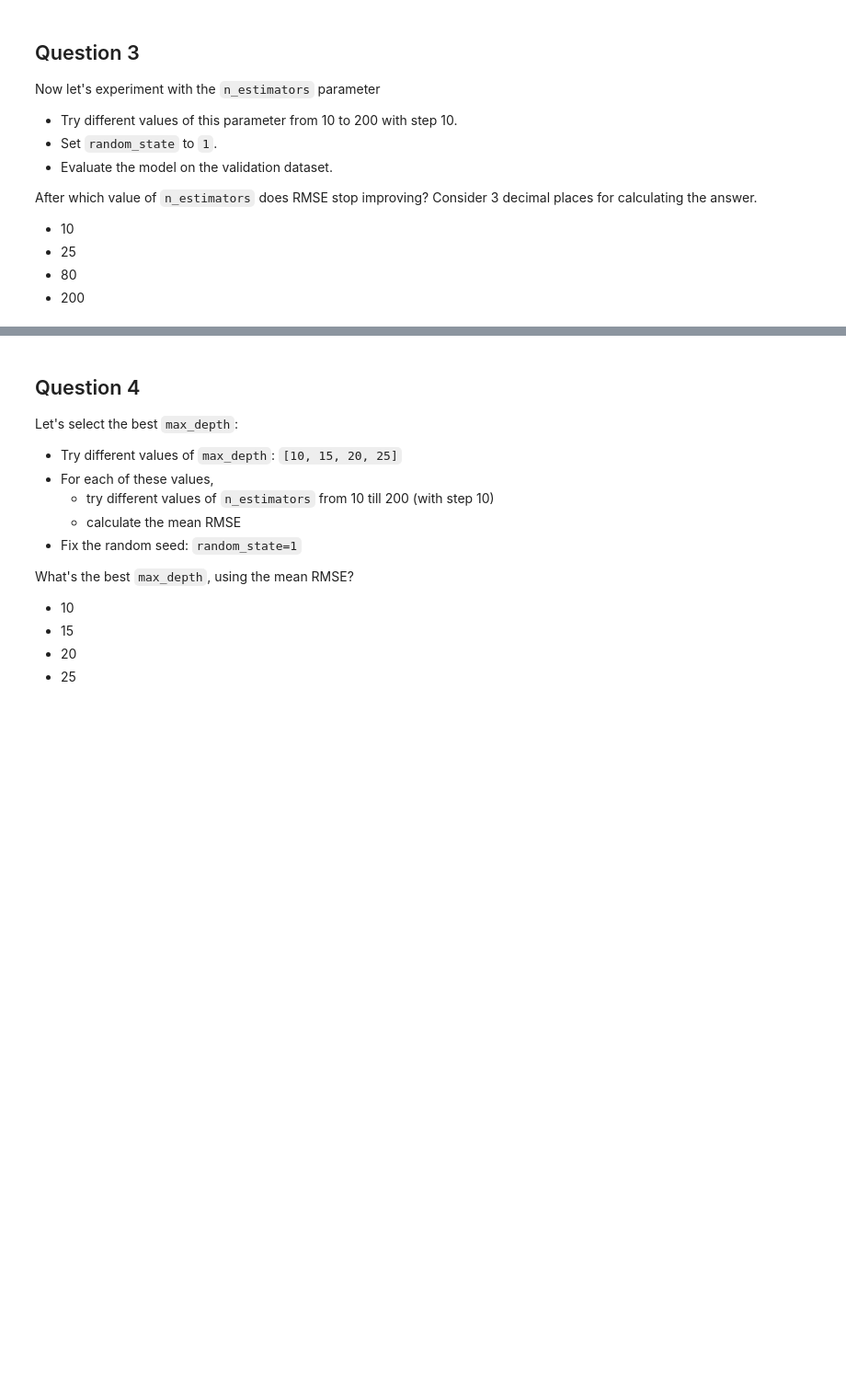
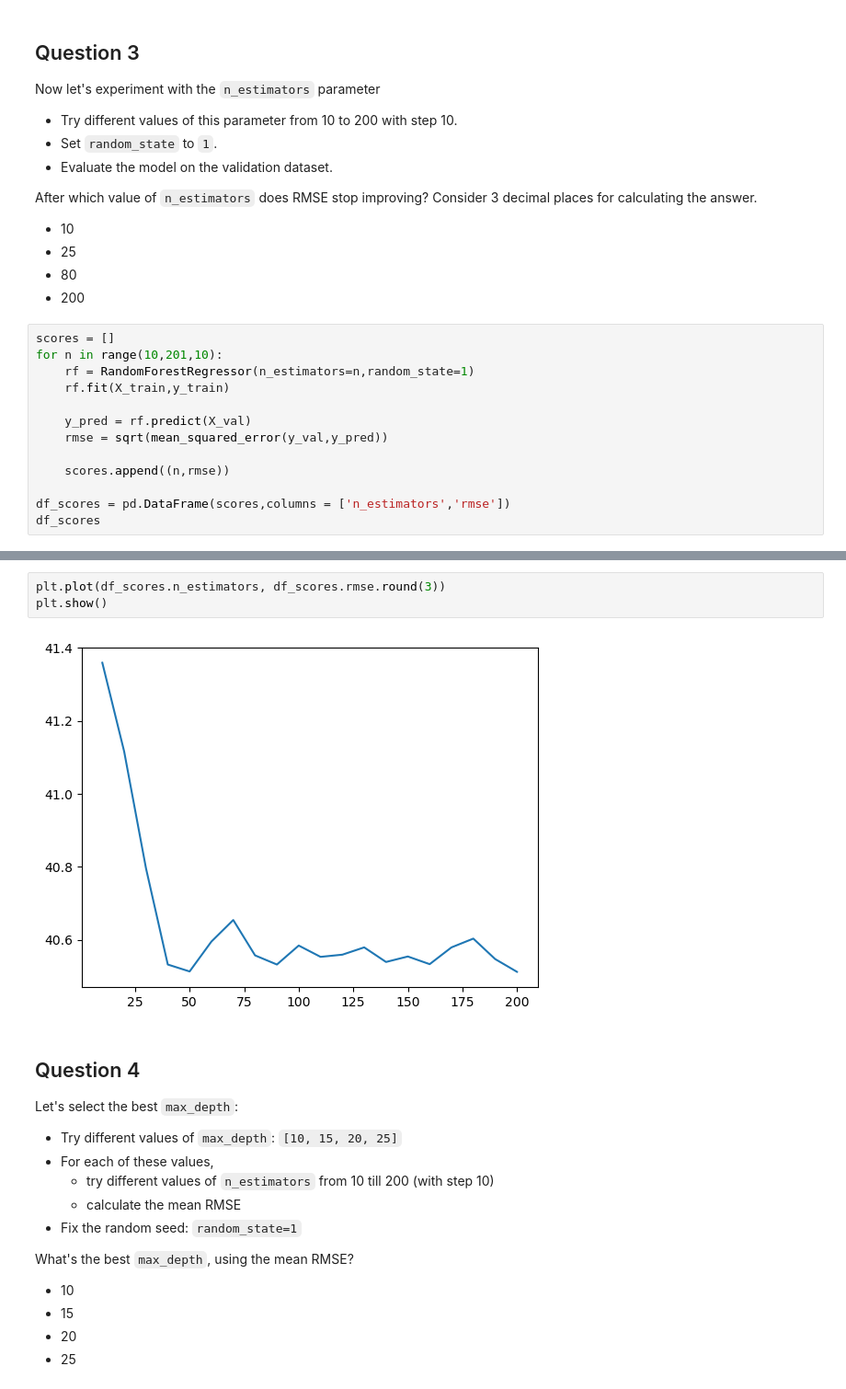
Before and after one commit to Priyanka-Bankar/machine-learning--zoomcamp, a Jupyter notebook: Homework6.ipynb, the cells around one changed output, grey strips where cells are left out. Shown: that part at 92% size. Cells and saved outputs as stored; diff of their text form; blank space fills up the shorter version.

```diff
--- a/Homework6.ipynb
+++ b/Homework6.ipynb
@@ -211,3 +213,16 @@ Consider 3 decimal places for calculating the answer.
 - 25
 - 80
 - 200
+# %%
+scores = []
+for n in range(10,201,10):
+    rf = RandomForestRegressor(n_estimators=n,random_state=1)
+    rf.fit(X_train,y_train)
+
+    y_pred = rf.predict(X_val)
+    rmse = sqrt(mean_squared_error(y_val,y_pred))
+
+    scores.append((n,rmse))
+
+df_scores = pd.DataFrame(scores,columns = ['n_estimators','rmse'])
+df_scores
@@ -214,3 +247,8 @@ Consider 3 decimal places for calculating the answer.
+# %%
+plt.plot(df_scores.n_estimators, df_scores.rmse.round(3))
+plt.show()
+# %% [output]
+[figure, added]
 # %% [markdown]
 ## Question 4
 
```
Also changed, not shown: parts of 2 cells of this notebook.
